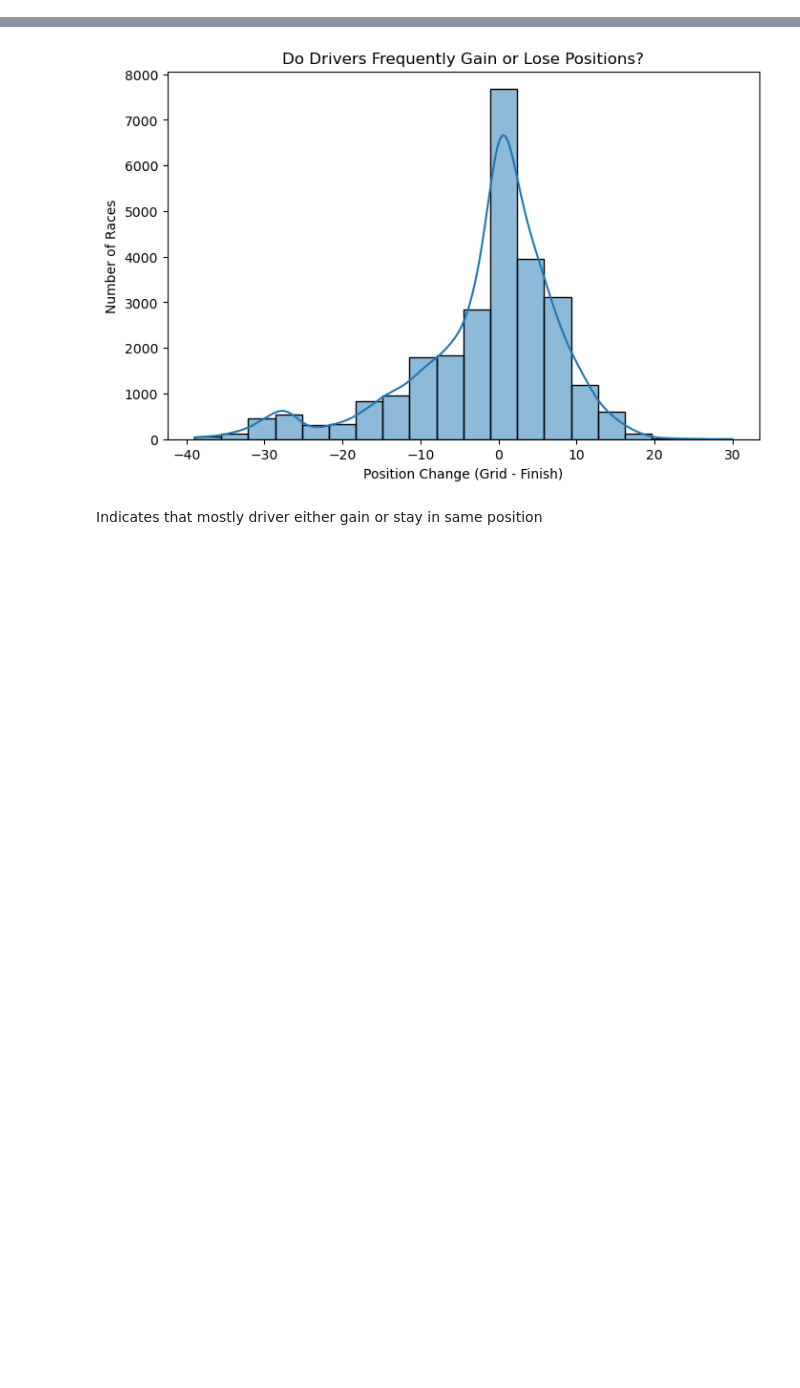
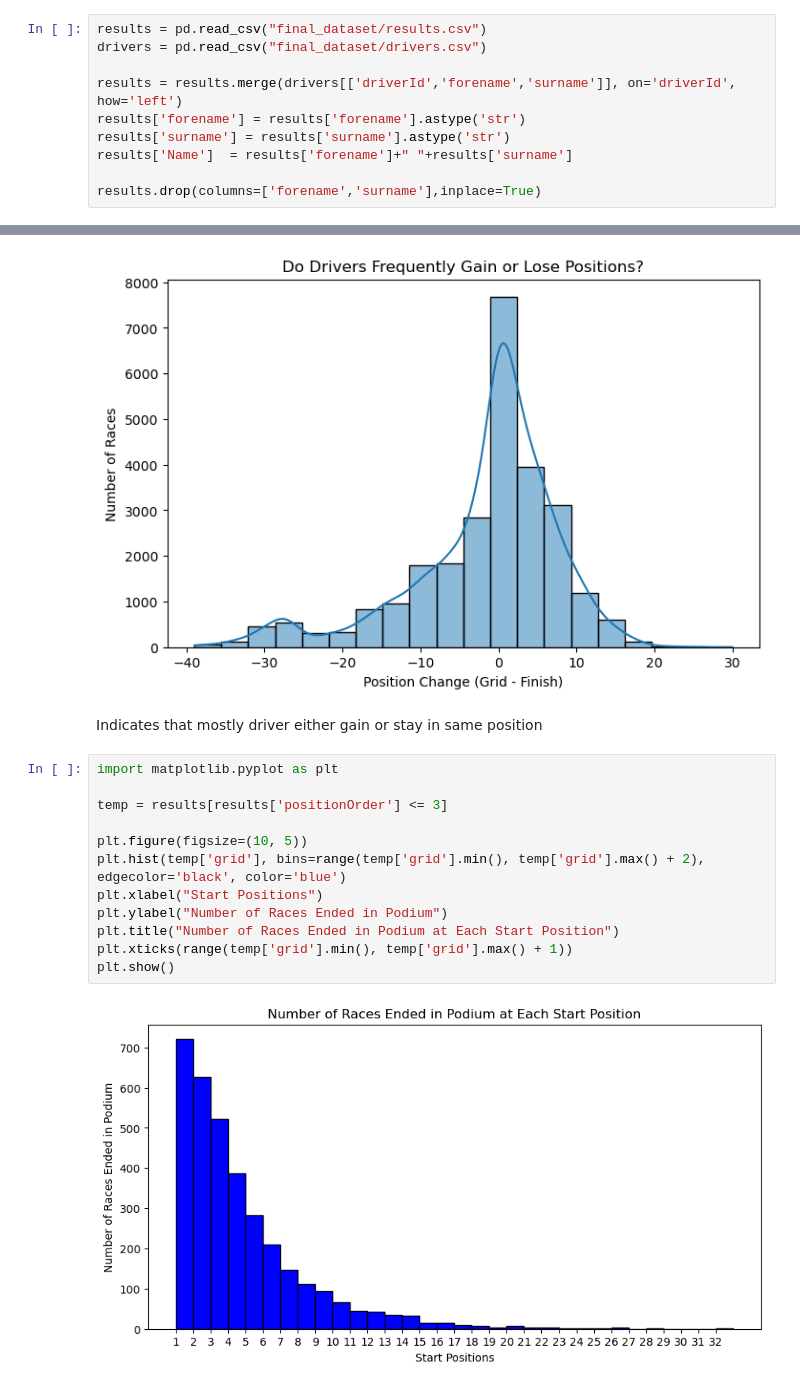
Before and after one commit to LalithKishore-S/DPL_2025, a Jupyter notebook: Analysis_questions.ipynb, the cells around one changed output, grey strips where cells are left out. Saved outputs shown, nothing was run; the diff lists cells and outputs as text; blank space fills up the shorter version.

```diff
--- a/Analysis_questions.ipynb
+++ b/Analysis_questions.ipynb
@@ -229,3 +226,13 @@ drivers = pd.read_csv("final_dataset/drivers.csv")
+# %%
+results = pd.read_csv("final_dataset/results.csv")
+drivers = pd.read_csv("final_dataset/drivers.csv")
+
+results = results.merge(drivers[['driverId','forename','surname']], on='driverId', how='left')
+results['forename'] = results['forename'].astype('str')
+results['surname'] = results['surname'].astype('str')
+results['Name']  = results['forename']+" "+results['surname']
+
+results.drop(columns=['forename','surname'],inplace=True)
 # %% [markdown]
 Correlation analysis
 # %%
@@ -249,3 +256,17 @@ plt.show()
 [figure]
 # %% [markdown]
 Indicates that mostly driver either gain or stay in same position
+# %%
+import matplotlib.pyplot as plt
+
+temp = results[results['positionOrder'] <= 3]
+
+plt.figure(figsize=(10, 5))
+plt.hist(temp['grid'], bins=range(temp['grid'].min(), temp['grid'].max() + 2), edgecolor='black', color='blue')
+plt.xlabel("Start Positions")
+plt.ylabel("Number of Races Ended in Podium")
+plt.title("Number of Races Ended in Podium at Each Start Position")
+plt.xticks(range(temp['grid'].min(), temp['grid'].max() + 1))
+plt.show()
+# %% [output]
+[figure, added]
```
Also changed, not shown: parts of 4 cells of this notebook.
